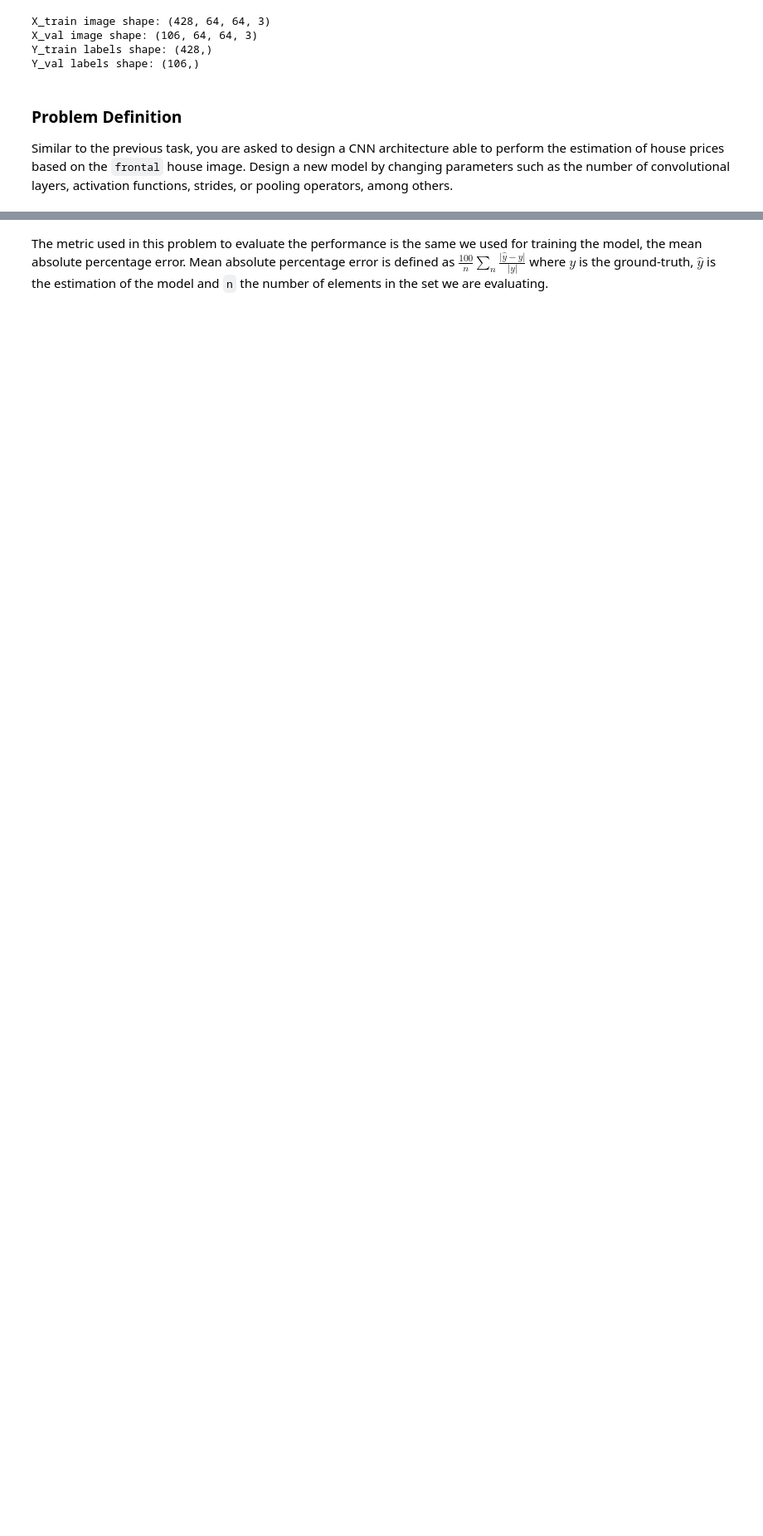
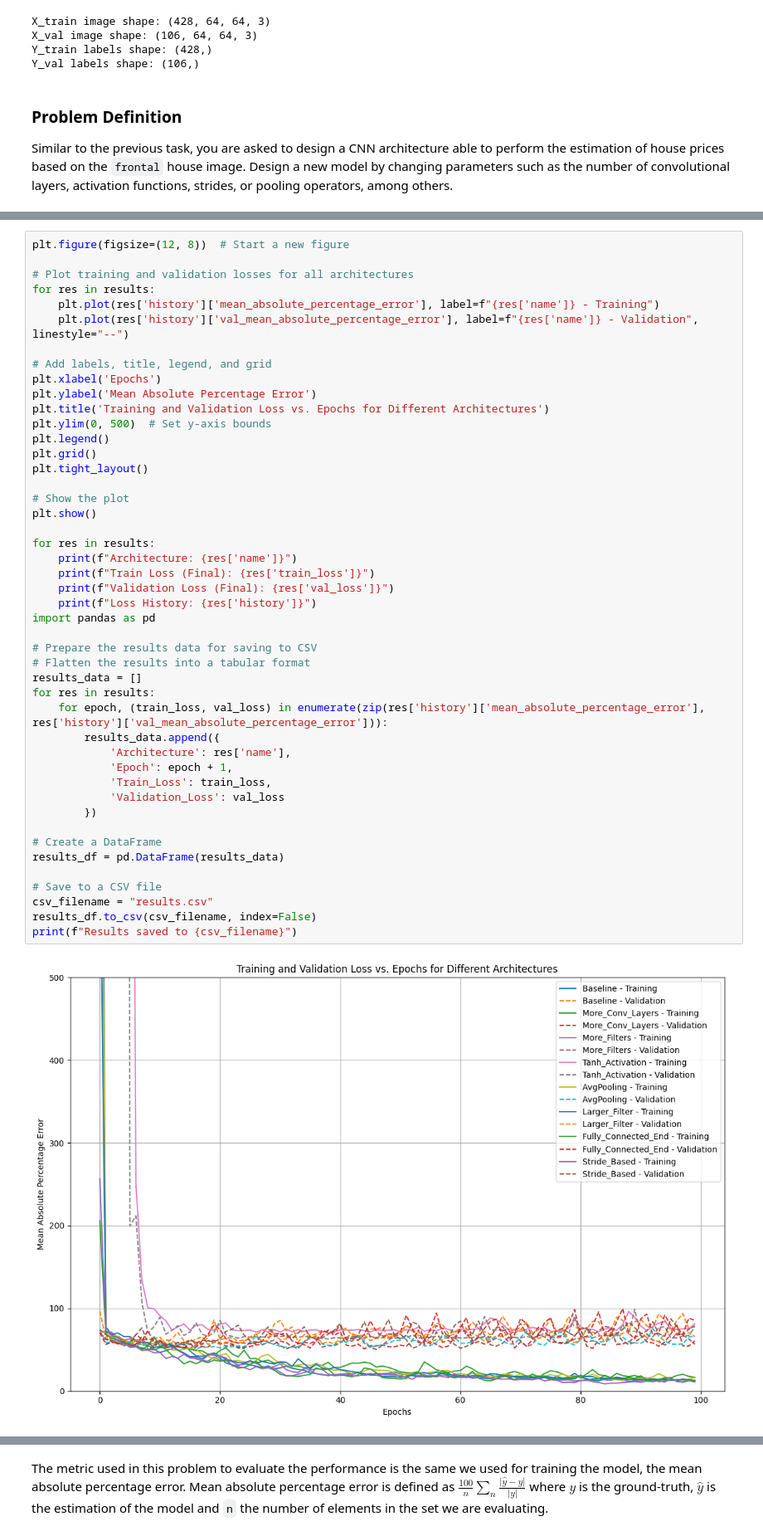
Before and after one commit to Nr722/EE2Project, a Jupyter notebook: 02_CNN_Introduction.ipynb, the cells around one changed output, grey strips where cells are left out. Shown at 83% size. Drawn from its saved outputs; the diff is of its cells as text; blank space fills up the shorter version.

```diff
--- a/02_CNN_Introduction.ipynb
+++ b/02_CNN_Introduction.ipynb
@@ -1106,0 +1106,48 @@ AvgPooling - Train Loss: 12.4384, Validation Loss: 63.9623
+# %%
+plt.figure(figsize=(12, 8))  # Start a new figure
+
+# Plot training and validation losses for all architectures
+for res in results:
+    plt.plot(res['history']['mean_absolute_percentage_error'], label=f"{res['name']} - Training")
+    plt.plot(res['history']['val_mean_absolute_percentage_error'], label=f"{res['name']} - Validation", linestyle="--")
+
+# Add labels, title, legend, and grid
+plt.xlabel('Epochs')
+plt.ylabel('Mean Absolute Percentage Error')
+plt.title('Training and Validation Loss vs. Epochs for Different Architectures')
+plt.ylim(0, 500)  # Set y-axis bounds
+plt.legend()
+plt.grid()
+plt.tight_layout()
+
+# Show the plot
+plt.show()
+
+for res in results:
+    print(f"Architecture: {res['name']}")
+    print(f"Train Loss (Final): {res['train_loss']}")
+    print(f"Validation Loss (Final): {res['val_loss']}")
+    print(f"Loss History: {res['history']}")
+import pandas as pd
+
+# Prepare the results data for saving to CSV
+# Flatten the results into a tabular format
+results_data = []
+for res in results:
+    for epoch, (train_loss, val_loss) in enumerate(zip(res['history']['mean_absolute_percentage_error'], res['history']['val_mean_absolute_percentage_error'])):
+        results_data.append({
+            'Architecture': res['name'],
+            'Epoch': epoch + 1,
+            'Train_Loss': train_loss,
+            'Validation_Loss': val_loss
+        })
+
+# Create a DataFrame
+results_df = pd.DataFrame(results_data)
+
+# Save to a CSV file
+csv_filename = "results.csv"
+results_df.to_csv(csv_filename, index=False)
+print(f"Results saved to {csv_filename}")
+# %% [output]
+[figure, added]
```
Also changed, not shown: parts of 4 cells of this notebook.
